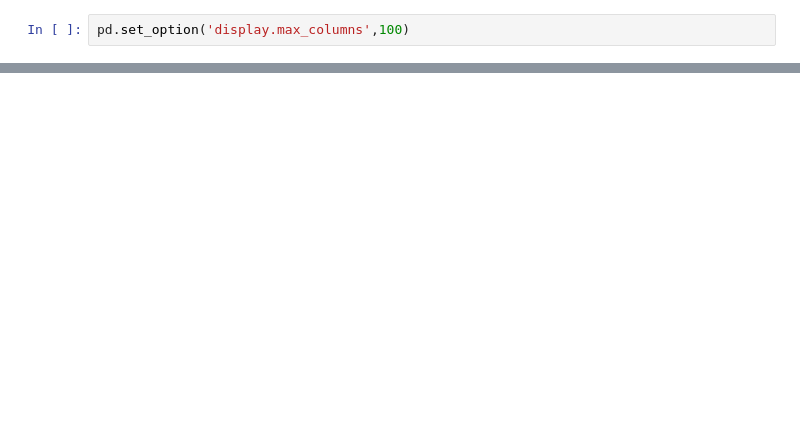
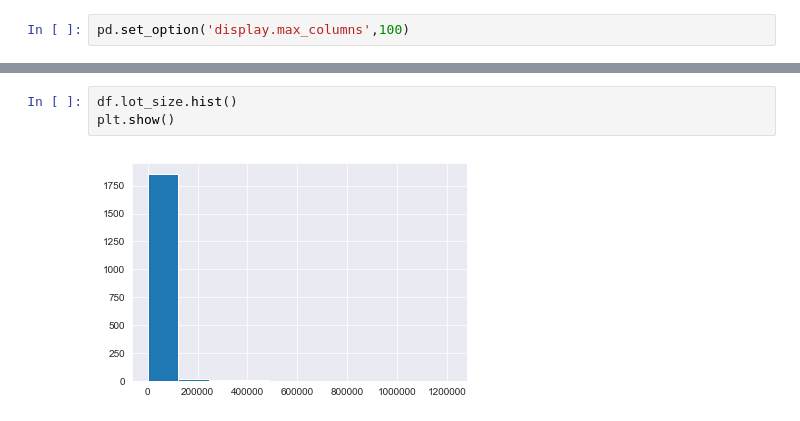
Before and after one commit to CosmoRoll/test102, a Jupyter notebook: Regression Project/Regression Project.ipynb, the cells around one changed output, grey strips where cells are left out. Saved outputs shown, nothing was run; the diff lists cells and outputs as text; blank space fills up the shorter version.

```diff
--- a/Regression Project/Regression Project.ipynb
+++ b/Regression Project/Regression Project.ipynb
@@ -163,0 +139,5 @@ Name: lot_size, dtype: float64
+# %%
+df.lot_size.hist()
+plt.show()
+# %% [output]
+[figure, added]
```
Also changed, not shown: parts of 102 cells of this notebook, 4 other files.
